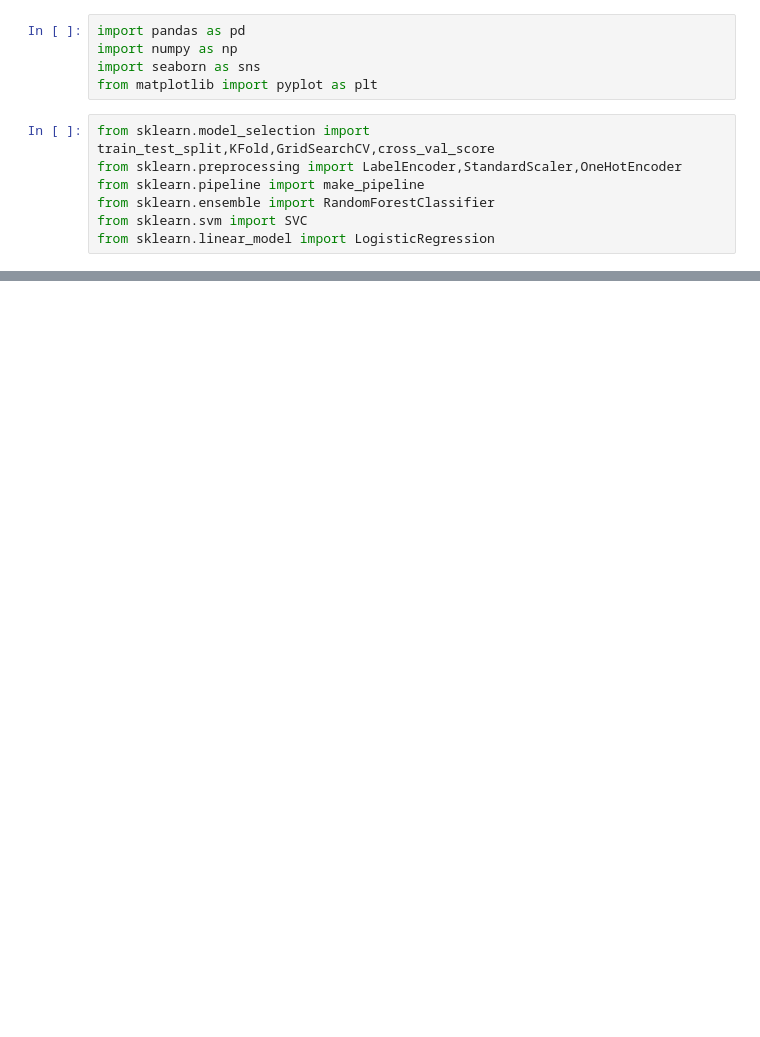
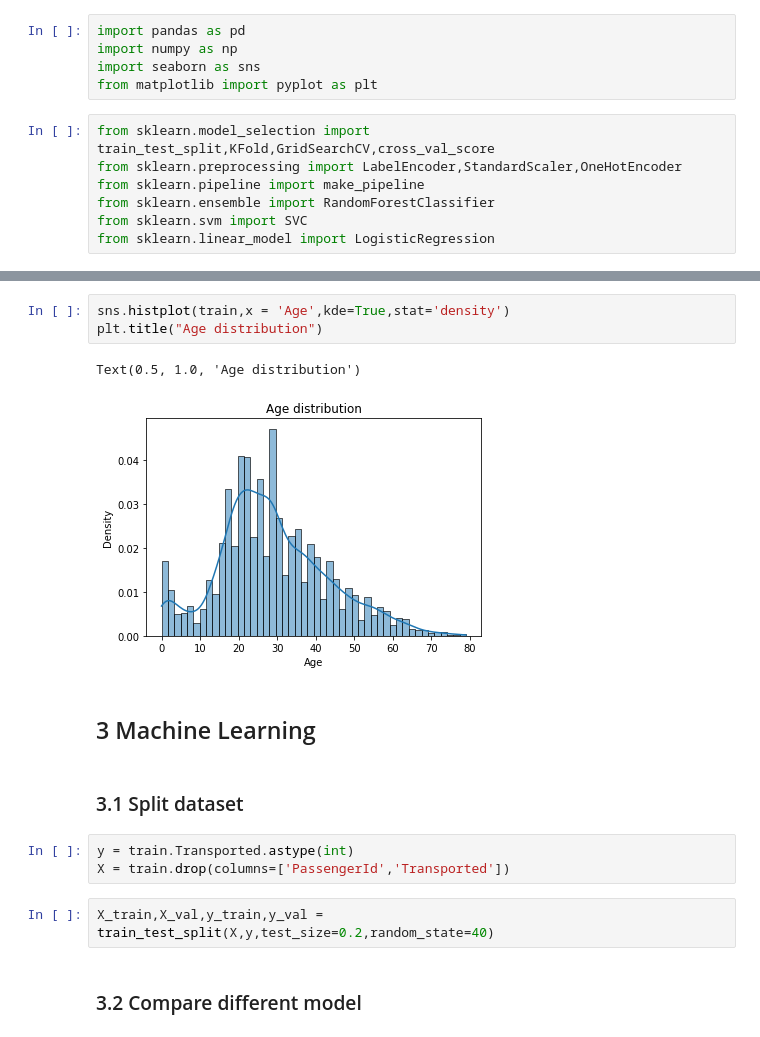
Before and after one commit to Fantasy98/Python-Machine-Learning, a Jupyter notebook: Python Practise/SpaceShip Titanic/Take2.ipynb, the cells around one changed output, grey strips where cells are left out. Drawn from its saved outputs; the diff is of its cells as text; blank space fills up the shorter version.

```diff
--- a/Python Practise/SpaceShip Titanic/Take2.ipynb
+++ b/Python Practise/SpaceShip Titanic/Take2.ipynb
@@ -36,0 +335,17 @@ train.head()
+# %%
+sns.histplot(train,x = 'Age',kde=True,stat='density')
+plt.title("Age distribution")
+# %% [output]
+Text(0.5, 1.0, 'Age distribution')
+[figure, added]
+# %% [markdown]
+## 3 Machine Learning
+# %% [markdown]
+### 3.1 Split dataset
+# %%
+y = train.Transported.astype(int)
+X = train.drop(columns=['PassengerId','Transported'])
+# %%
+X_train,X_val,y_train,y_val = train_test_split(X,y,test_size=0.2,random_state=40)
+# %% [markdown]
+### 3.2 Compare different model
```
Also changed, not shown: parts of 45 cells of this notebook.
